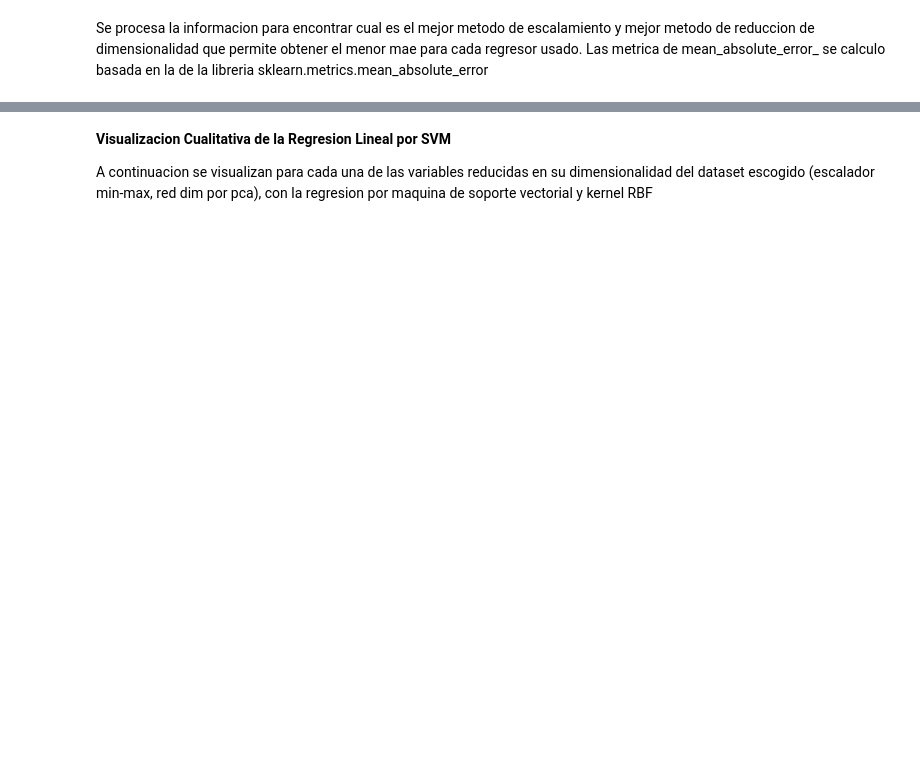
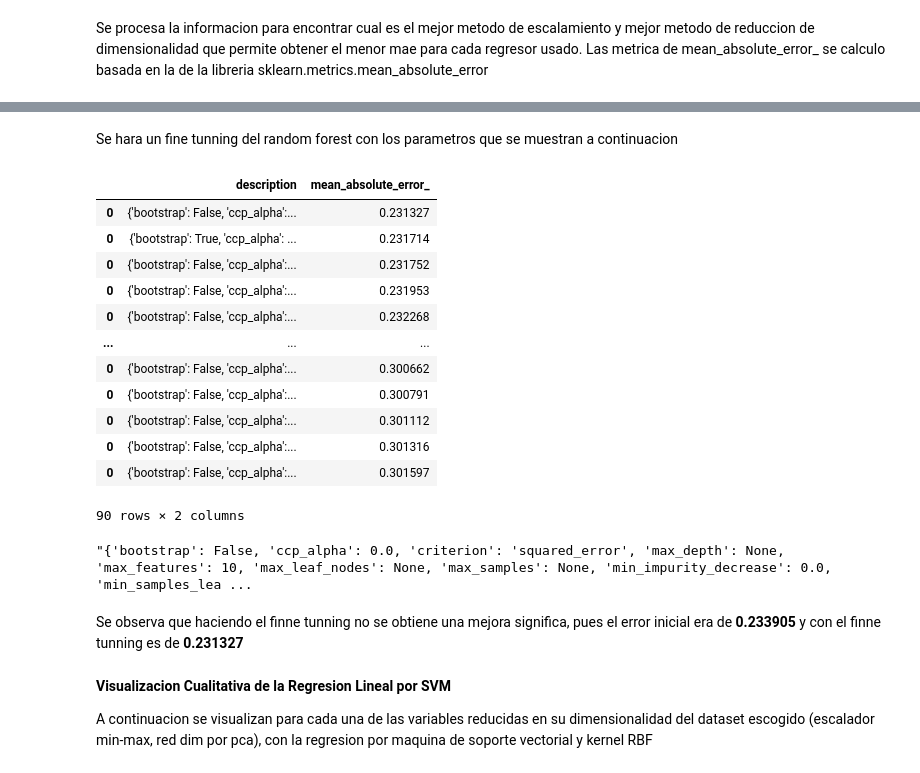
Before and after one commit to Alberto-San/BigData, a Jupyter notebook: RegresionML.ipynb, the cells around one changed output, grey strips where cells are left out. Drawn from its saved outputs; the diff is of its cells as text; code cells hidden in the pictures; blank space fills up the shorter version.

```diff
--- a/RegresionML.ipynb
+++ b/RegresionML.ipynb
@@ -476,3 +452,48 @@ Se observa en el dataframe anterior, como se obtuvo una mejora poco significa de
+# %% [markdown]
+Se hara un fine tunning del random forest con los parametros que se muestran a continuacion
+# %%
+n_estimators = [50, 100, 200]
+max_features = ['auto', 2, 5, 10, 20]
+max_depth = [10, 50, None]
+bootstrap = [True, False]
+metric_information = []
+
+for estimator in n_estimators:
+  for features in max_features:
+    for depth in max_depth:
+      for bootstrap_ in bootstrap:
+        local_regressor = RandomForestRegressor(
+            n_estimators=estimator,
+            max_features=features,
+            max_depth=depth,
+            bootstrap=bootstrap_
+            )
+        local_regressor.fit(train_data, train_output)
+        metric_information.append(svmRegressor().get_model_metadata(local_regressor, test_data, test_output, "{}".format(local_regressor.get_params())))
+
+metrics = pd.concat(metric_information)[["description", "mean_absolute_error_"]].sort_values(by="mean_absolute_error_")
+metrics
+# %% [output]
+|  | description | mean_absolute_error_ |
+| 0 | {'bootstrap': False, 'ccp_alpha':... | 0.231327 |
+| 0 | {'bootstrap': True, 'ccp_alpha': ... | 0.231714 |
+| 0 | {'bootstrap': False, 'ccp_alpha':... | 0.231752 |
+| 0 | {'bootstrap': False, 'ccp_alpha':... | 0.231953 |
+| 0 | {'bootstrap': False, 'ccp_alpha':... | 0.232268 |
+| ... | ... | ... |
+| 0 | {'bootstrap': False, 'ccp_alpha':... | 0.300662 |
+| 0 | {'bootstrap': False, 'ccp_alpha':... | 0.300791 |
+| 0 | {'bootstrap': False, 'ccp_alpha':... | 0.301112 |
+| 0 | {'bootstrap': False, 'ccp_alpha':... | 0.301316 |
+| 0 | {'bootstrap': False, 'ccp_alpha':... | 0.301597 |
+90 rows × 2 columns
+# %%
+best_random_forest = pd.concat(metric_information).sort_values(by="mean_absolute_error_")[["description"]].values.tolist()[0][0]
+best_random_forest
+# %% [output]
+"{'bootstrap': False, 'ccp_alpha': 0.0, 'criterion': 'squared_error', 'max_depth': None, 'max_features': 10, 'max_leaf_nodes': None, 'max_samples': None, 'min_impurity_decrease': 0.0, 'min_samples_lea ...
+# %% [markdown]
+Se observa que haciendo el finne tunning no se obtiene una mejora significa, pues el error inicial era de **0.233905** y con el finne tunning es de **0.231327**
 # %% [markdown]
 **Visualizacion Cualitativa de la Regresion Lineal por SVM**
 
```
Also changed, not shown: parts of 16 cells of this notebook.
